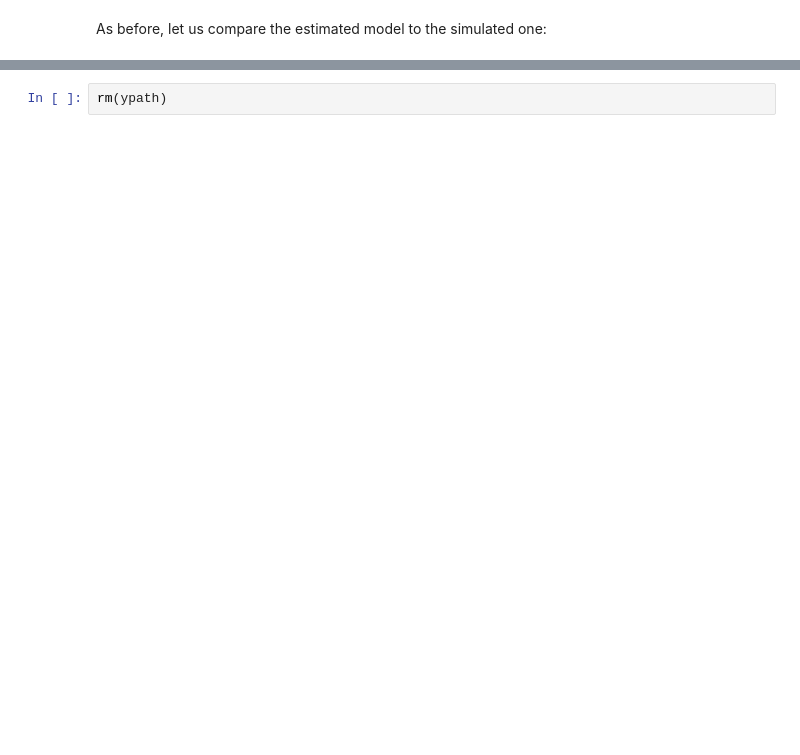
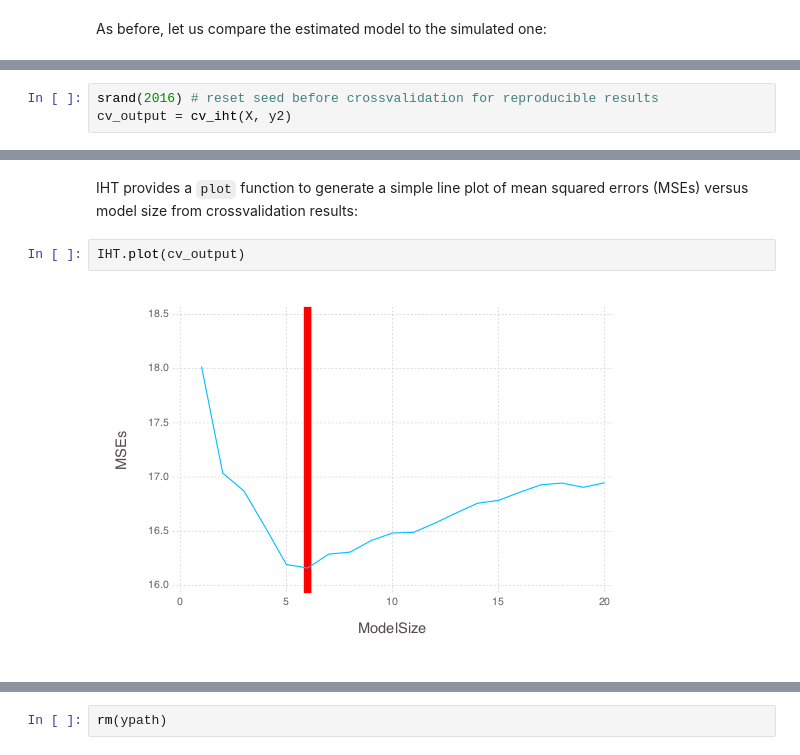
Before and after one commit to OpenMendel/MendelIHT.jl, a Jupyter notebook: IHT_tutorial_brief.ipynb, the cells around one changed output, grey strips where cells are left out. Saved outputs shown, nothing was run; the diff lists cells and outputs as text; blank space fills up the shorter version.

```diff
--- a/IHT_tutorial_brief.ipynb
+++ b/IHT_tutorial_brief.ipynb
@@ -149,0 +183,3 @@ Best model β has the following nonzero coefficients:
+# %%
+srand(2016) # reset seed before crossvalidation for reproducible results
+cv_output = cv_iht(X, y2)
@@ -149,0 +207,6 @@ Best model β has the following nonzero coefficients:
+# %% [markdown]
+IHT provides a `plot` function to generate a simple line plot of mean squared errors (MSEs) versus model size from crossvalidation results:
+# %%
+IHT.plot(cv_output)
+# %% [output]
+[figure, added]
```
Also changed, not shown: parts of 32 cells of this notebook, 7 other files.
